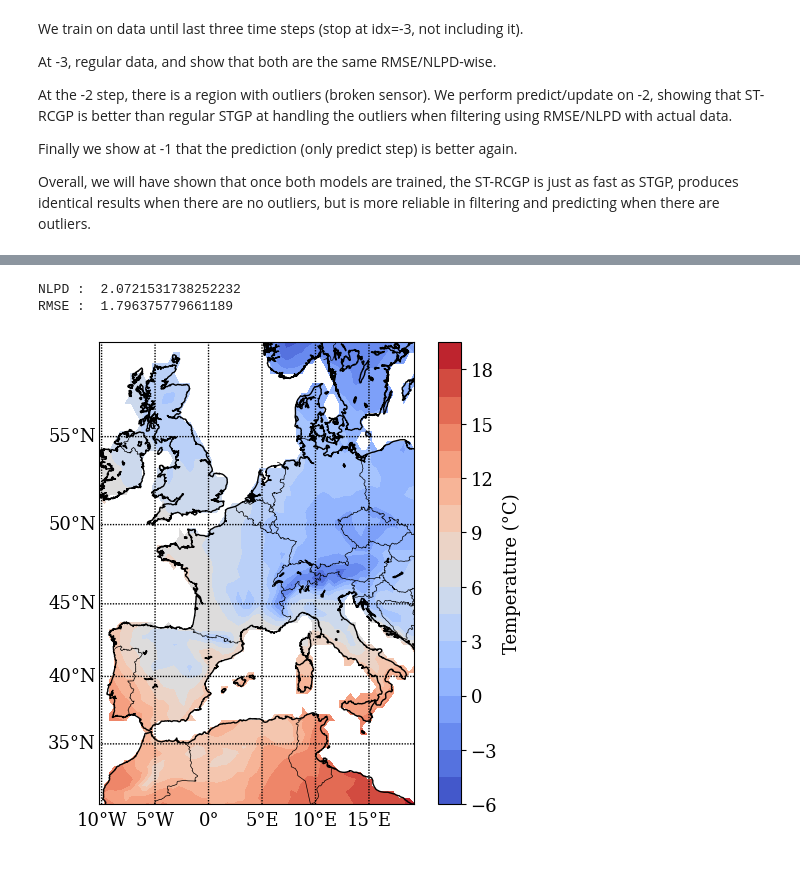
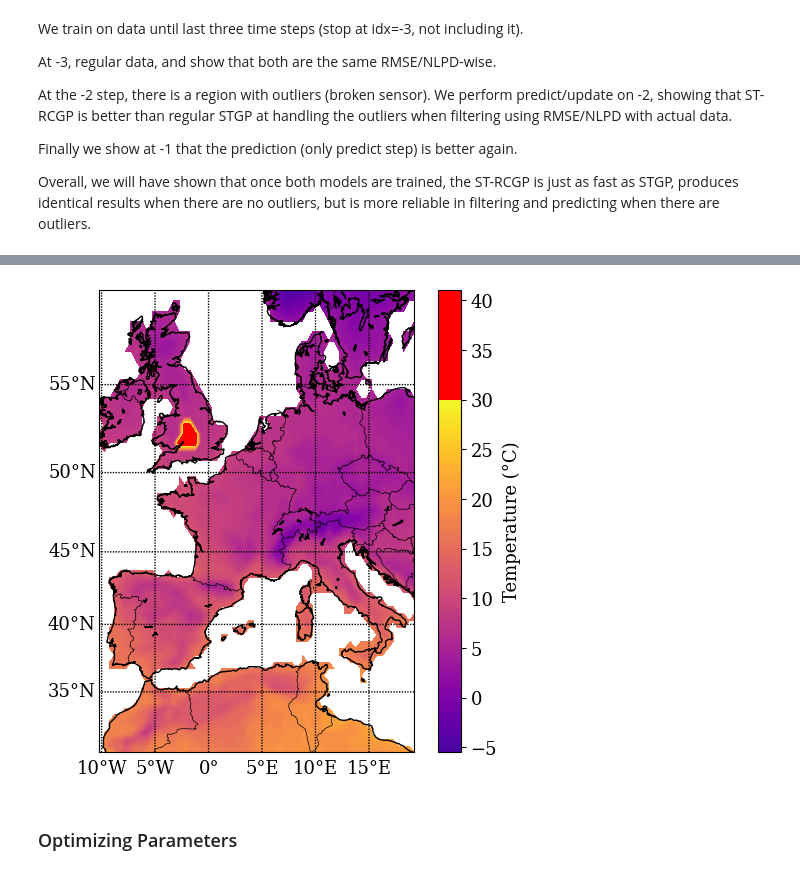
Before and after one commit to williamlaplante/ST-RCGP, a Jupyter notebook: experiments/weather-forecasting/model-fitting.ipynb, the cells around one changed output, grey strips where cells are left out. Drawn from its saved outputs; the diff is of its cells as text; code cells hidden in the pictures.

Commit message:
added weather forecasting but need to fix the param optim

```diff
--- a/experiments/weather-forecasting/model-fitting.ipynb
+++ b/experiments/weather-forecasting/model-fitting.ipynb
@@ -141,28 +135,33 @@ df = data_var.to_dataframe().reset_index().dropna()
 df = df[(df['lat'] > LAT_MIN) & (df['lat'] < LAT_MAX) & (df['lon'] > LON_MIN) & (df['lon'] < LON_MAX)]
 
 #restricting time steps to desired time span
-df = df[df['time'] > '2023-07-01'].reset_index(drop=True)
-
+df = df[df['time'] > '2023-01-01'].reset_index(drop=True)
 time_numeric = df['time'].astype(int)
 time_numeric = (time_numeric - time_numeric.min())/ (time_numeric.max() - time_numeric.min())
+df['time_numeric'] = time_numeric
 
-df['time_numeric'] = time_numeric
-df['lat_norm'] = (df['lat'] - df['lat'].mean())/df['lat'].std()
-df['lon_norm'] = (df['lon'] - df['lon'].mean())/df['lon'].std()
-df['tmp_norm'] = (df['tmp'] - df['tmp'].mean())/df['tmp'].std()
+#Splitting into train/test
+test_idx = df.time.isin(df.time.unique()[-3:])
+df_test = df[test_idx].copy()
+df_train = df[~test_idx].copy()
 
-#prediction preparation: our method interpolates; so we put NaNs where we want to predict.
-time_val_pred = df.time.unique()[-1] #we take the last time step as our pred time value
-time_val_outlier = df.time.unique()[-2] #we take the second-to-last time step to introduce the outlier
+#Adding Outliers in -2 idx to test data
+np.random.seed()
+outlier_idx_block = (df_test.time==df_test.time.unique()[-2]) & (df_test['lat'] > 51.25) & (df_test['lat'] < 53.25) & (df_test['lon'] > -3) & (df_test['lon'] < -1)
+outlier_idx = np.random.choice(df_test.index[outlier_idx_block], size=int(0.8*len(df_test.index[outlier_idx_block]/2)), replace=False)
 
-outlier_idx_block = (df['lat'] > 51.25) & (df['lat'] < 53.25) & (df['lon'] > -3) & (df['lon'] < -1)
-outlier_idx = np.random.choice(df.index[outlier_idx_block], size=int(0.7*len(df.index[outlier_idx_block]/2)), replace=False)
+df_test.loc[:, "tmp_data"]= df_test.loc[:, "tmp"].copy()
+df_test.loc[outlier_idx, "tmp_data"] = df_test.loc[outlier_idx, "tmp_data"] * 5
 
-df["tmp_outliers"] = df["tmp"].copy()
-df.loc[outlier_idx, "tmp_outliers"]*=2
+#Replacing tmp values with NaNs so that we predict
+df_test.loc[df_test.time==df_test.time.unique()[-1], "tmp_data"] = np.nan
 
-print("Outlier time : ", time_val_outlier)
-print("Predict time : ", time_val_pred)
+#pre-processing
+df_train.loc[:, 'lat_norm'] = (df_train['lat'] - df_train['lat'].mean())/df_train['lat'].std()
+df_train.loc[:, 'lon_norm'] = (df_train['lon'] - df_train['lon'].mean())/df_train['lon'].std()
+df_train.loc[:, 'tmp_norm'] = (df_train['tmp'] - df_train['tmp'].mean())/df_train['tmp'].std()
 
-df_last_month = df[df.time==time_val_pred]
-df.loc[df.time==time_val_pred, "tmp_norm"] = np.nan
+#Using train data to pre-process test data
+df_test.loc[:, 'lat_norm'] = (df_test['lat'] - df_train['lat'].mean())/df_train['lat'].std()
+df_test.loc[:, 'lon_norm'] = (df_test['lon'] - df_train['lon'].mean())/df_train['lon'].std()
+df_test.loc[:, 'tmp_norm_data'] = (df_test['tmp_data'] - df_train['tmp'].mean())/df_train['tmp'].std()
@@ -228,10 +198,6 @@ df_pred_robust["std"] = stds_smooth[-1].flatten() * df["tmp"].std()
-# %%
-print("NLPD : ", compute_nlpd(df_last_month["tmp"], mu_pred=df_pred_robust["pred"], sigma_pred=df_pred_robust["std"]))
-print("RMSE : ", compute_rmse(y_true=df_last_month["tmp"], y_pred=df_pred_robust["pred"]))
-# %% [output]
-NLPD :  2.0721531738252232
-RMSE :  1.796375779661189
-# %%
-plot_temperature_contour_masked(data=df_pred_robust)
-# %% [output]
-[figure, removed]
+# %%
+plot_temperature_map(df_test[df_test.time==df_test.time.unique()[-2]], vmin=-10, vmax=30, pred_col="tmp_data")
+# %% [output]
+[figure, added]
+# %% [markdown]
+### Optimizing Parameters
```
Also changed, not shown: parts of 18 cells of this notebook, 2 other files.
